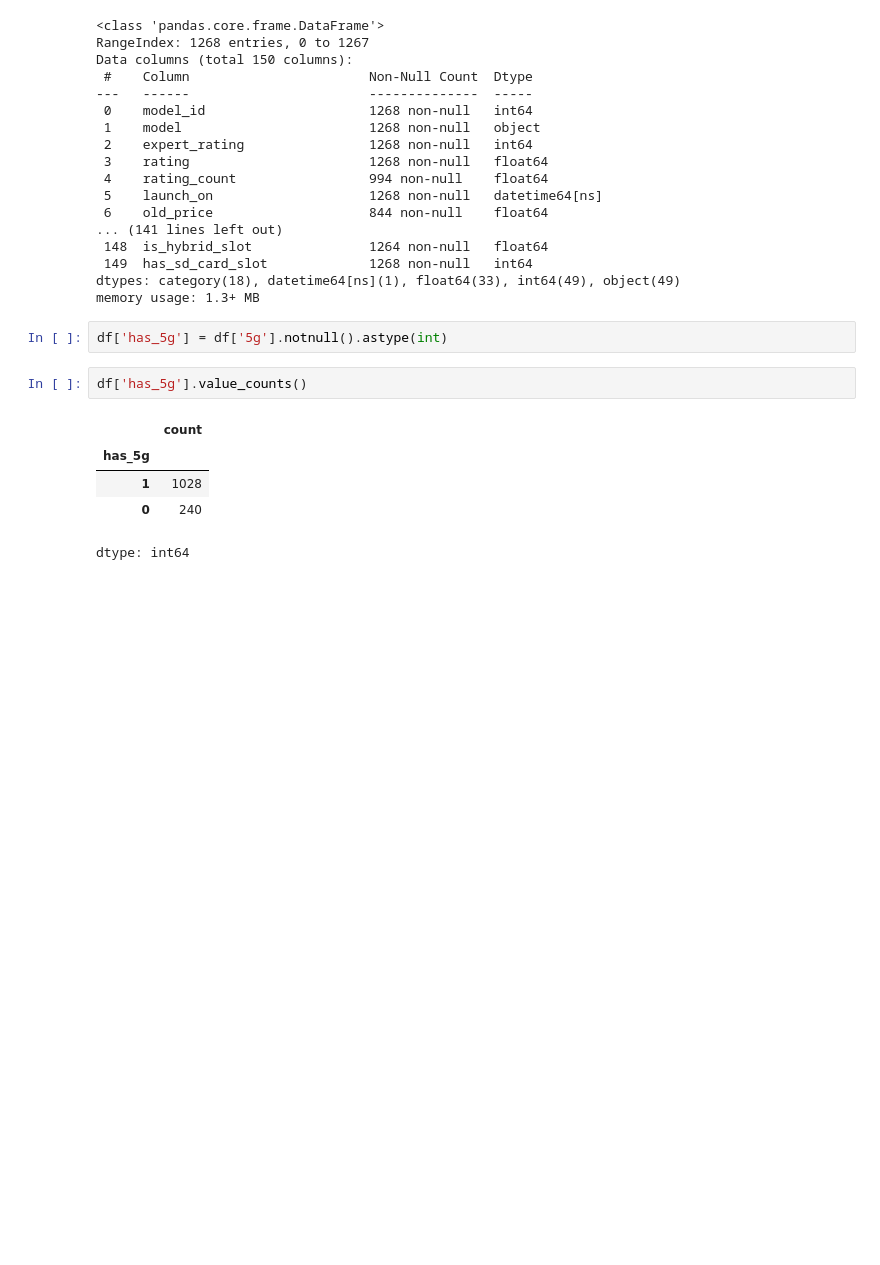
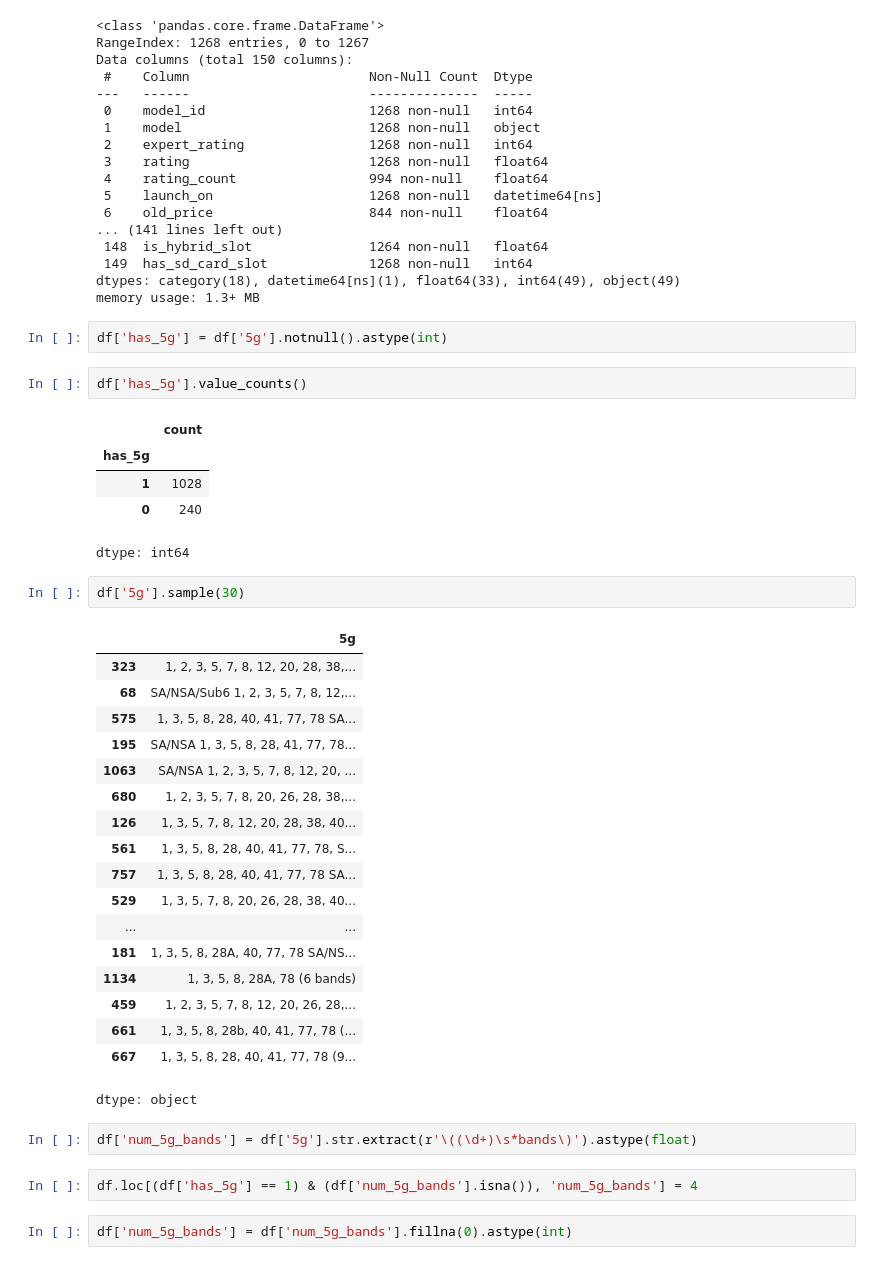
Before and after one commit to rajeshxdatascience/smartphone-recommender-system, a Jupyter notebook: SpecLens_AI_Data_Engineering.ipynb, the cells around one changed output. Drawn from its saved outputs; the diff is of its cells as text; blank space fills up the shorter version.

```diff
--- a/SpecLens_AI_Data_Engineering.ipynb
+++ b/SpecLens_AI_Data_Engineering.ipynb
@@ -4977,3 +4977,30 @@ df['has_5g'].value_counts()
 | 1 | 1028 |
 | 0 | 240 |
 dtype: int64
+# %%
+df['5g'].sample(30)
+# %% [output]
+|  | 5g |
+| 323 | 1, 2, 3, 5, 7, 8, 12, 20, 28, 38,... |
+| 68 | SA/NSA/Sub6 1, 2, 3, 5, 7, 8, 12,... |
+| 575 | 1, 3, 5, 8, 28, 40, 41, 77, 78 SA... |
+| 195 | SA/NSA 1, 3, 5, 8, 28, 41, 77, 78... |
+| 1063 | SA/NSA 1, 2, 3, 5, 7, 8, 12, 20, ... |
+| 680 | 1, 2, 3, 5, 7, 8, 20, 26, 28, 38,... |
+| 126 | 1, 3, 5, 7, 8, 12, 20, 28, 38, 40... |
+| 561 | 1, 3, 5, 8, 28, 40, 41, 77, 78, S... |
+| 757 | 1, 3, 5, 8, 28, 40, 41, 77, 78 SA... |
+| 529 | 1, 3, 5, 7, 8, 20, 26, 28, 38, 40... |
+| ... | ... |
+| 181 | 1, 3, 5, 8, 28A, 40, 77, 78 SA/NS... |
+| 1134 | 1, 3, 5, 8, 28A, 78 (6 bands) |
+| 459 | 1, 2, 3, 5, 7, 8, 12, 20, 26, 28,... |
+| 661 | 1, 3, 5, 8, 28b, 40, 41, 77, 78 (... |
+| 667 | 1, 3, 5, 8, 28, 40, 41, 77, 78 (9... |
+dtype: object
+# %%
+df['num_5g_bands'] = df['5g'].str.extract(r'\((\d+)\s*bands\)').astype(float)
+# %%
+df.loc[(df['has_5g'] == 1) & (df['num_5g_bands'].isna()), 'num_5g_bands'] = 4
+# %%
+df['num_5g_bands'] = df['num_5g_bands'].fillna(0).astype(int)
```
Also changed, not shown: parts of 2 cells of this notebook.
